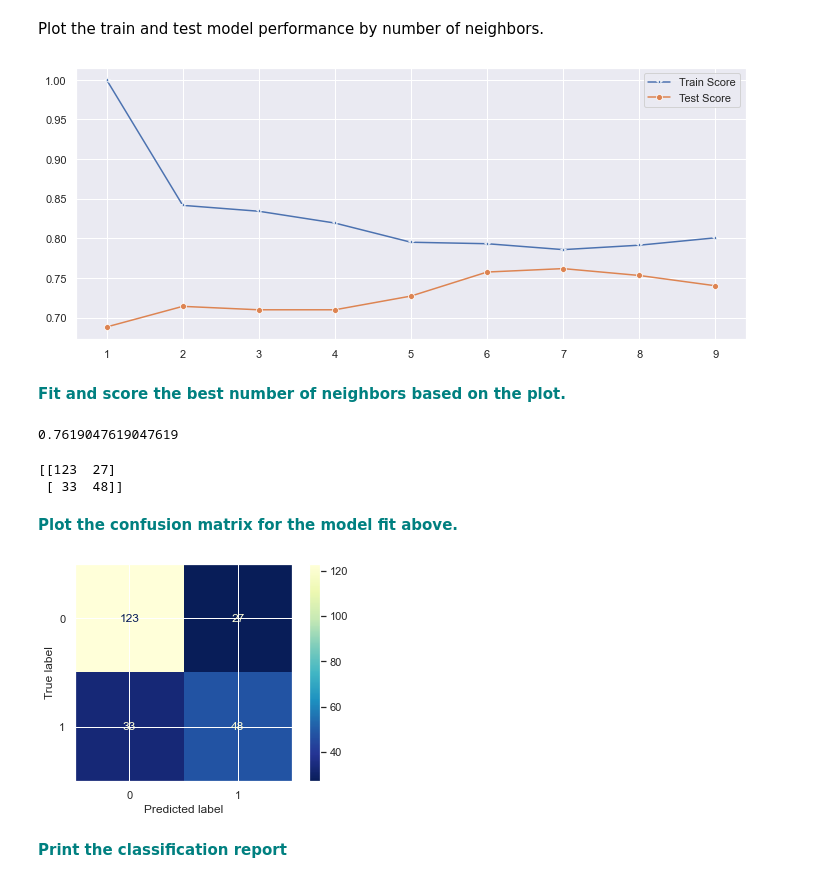
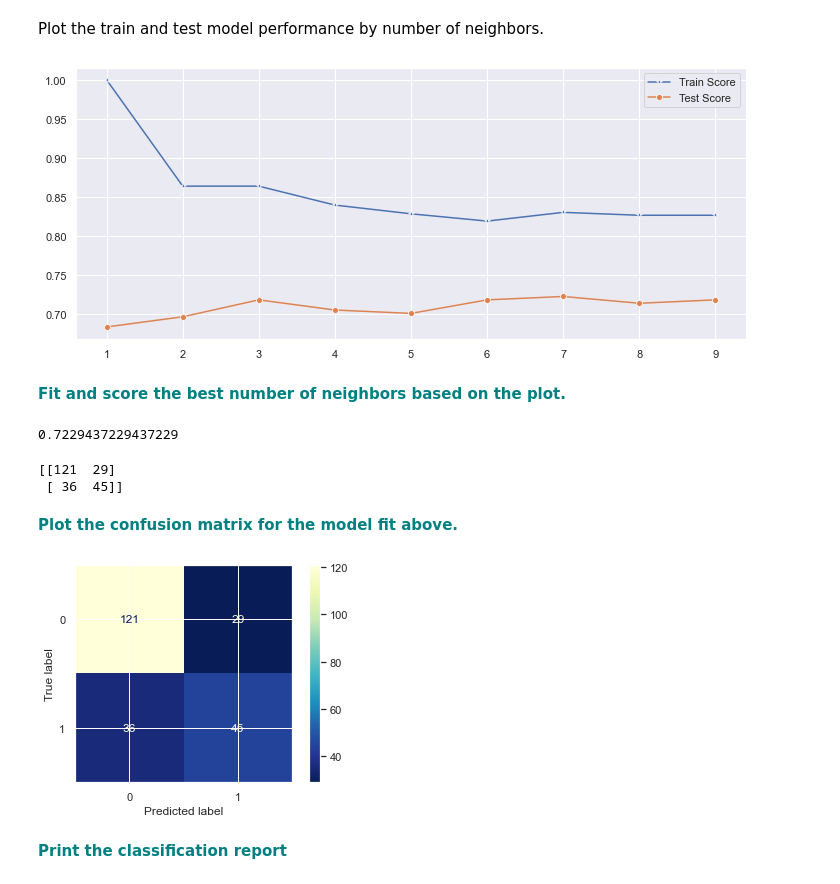
Before and after one commit to GregLakin/GridSearchKNN_Case_Study, a Jupyter notebook: GridSearchKNN_Case_Study/notebooks/GridSearchKNN_Case_Study.ipynb, the cells around one changed output. Saved outputs shown, nothing was run; the diff lists cells and outputs as text; code cells hidden in the pictures.

```diff
--- a/GridSearchKNN_Case_Study/notebooks/GridSearchKNN_Case_Study.ipynb
+++ b/GridSearchKNN_Case_Study/notebooks/GridSearchKNN_Case_Study.ipynb
@@ -156,6 +156,11 @@ Note: Don't forget to fit() your scaler on X_train and then use that fitted scal
 from sklearn.preprocessing import StandardScaler
 
 SScaler = StandardScaler().fit(X_train)
-
+Scaled_X_train = SScaler.transform(X_train)
 
 Scaled_X_test = SScaler.transform(X_test)
+
+print("Scaled_X_train mean: ", Scaled_X_train.mean())
+print("Scaled_X_train std: ", Scaled_X_train.std())
+print("Scaled_X_test mean: ", Scaled_X_test.mean())
+print("Scaled_X_test std: ", Scaled_X_test.std())
@@ -171,10 +181,10 @@ train_scores = []
 for i in range(1,10):
 
     knn = KNeighborsClassifier(i)
-    knn.fit(X_train,y_train)
+    knn.fit(Scaled_X_train,y_train)
 
-    train_scores.append(knn.score(X_train,y_train))
-    test_scores.append(knn.score(X_test,y_test))
+    train_scores.append(knn.score(Scaled_X_train,y_train))
+    test_scores.append(knn.score(Scaled_X_test,y_test))
 # %% [markdown]
 **<font color='teal'> Print the train and test scores for each iteration.</font>**
 # %%
@@ -207,30 +217,30 @@ plt.figure(figsize=(12,5))
 p = sns.lineplot(x=range(1,10),y=train_scores,marker='*',label='Train Score')
 p = sns.lineplot(x=range(1,10), y= test_scores,marker='o',label='Test Score')
 # %% [output]
-[figure, old version]
+[figure, new version]
 # %% [markdown]
 **<font color='teal'> Fit and score the best number of neighbors based on the plot. </font>**
 # %%
 knn2= KNeighborsClassifier(n_neighbors=7)
-knn2.fit(X_train, y_train)
-knn2.score(X_test, y_test)
+knn2.fit(Scaled_X_train, y_train)
+knn2.score(Scaled_X_test, y_test)
 # %% [output]
-0.7619047619047619
+0.7229437229437229
 # %%
 from sklearn.metrics import confusion_matrix
-y_pred = knn.predict(X_test)
+y_pred = knn.predict(Scaled_X_test)
 pl = confusion_matrix(y_test,y_pred)
 print(pl)
 # %% [output]
-[[123  27]
- [ 33  48]]
+[[121  29]
+ [ 36  45]]
 # %% [markdown]
 **<font color='teal'> Plot the confusion matrix for the model fit above. </font>**
 # %%
 from sklearn.metrics import plot_confusion_matrix
-plot = plot_confusion_matrix(knn,X_test, y_test,cmap='YlGnBu_r' )
+plot = plot_confusion_matrix(knn,Scaled_X_test, y_test,cmap='YlGnBu_r' )
 # %% [output]
-[figure, old version]
+[figure, new version]
 # %% [markdown]
 **<font color='teal'> Print the classification report </font>**
 # %%
```
Also changed, not shown: parts of 8 cells of this notebook.
